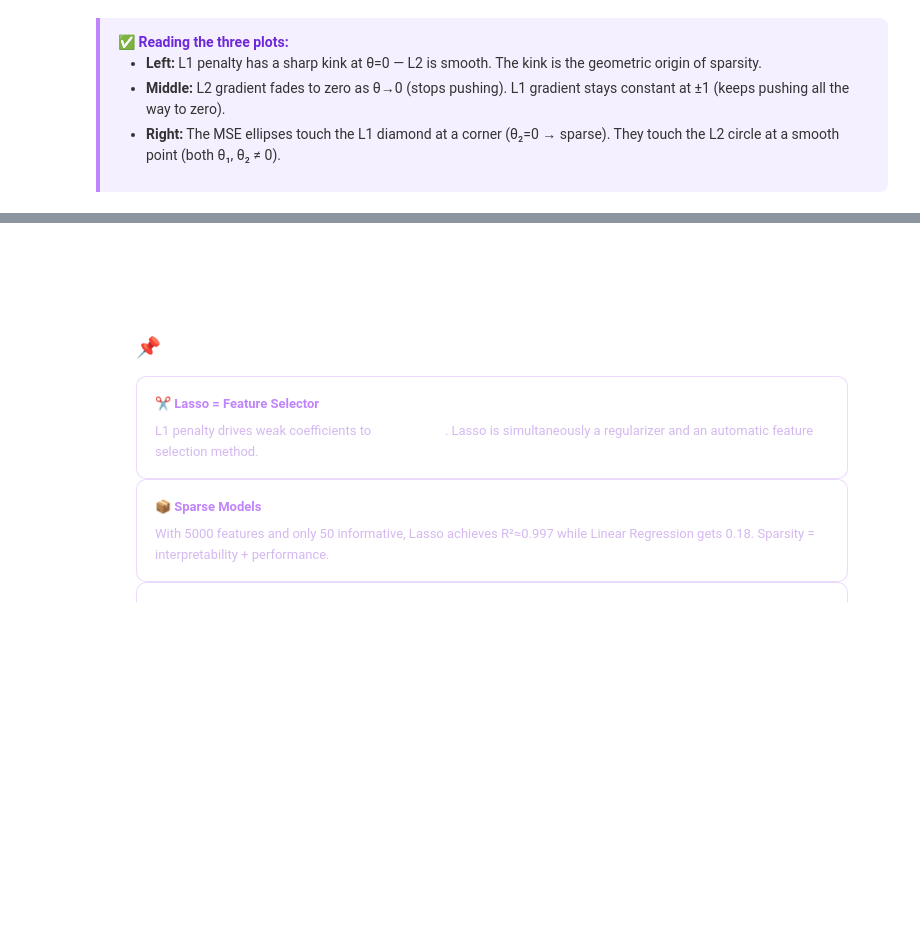
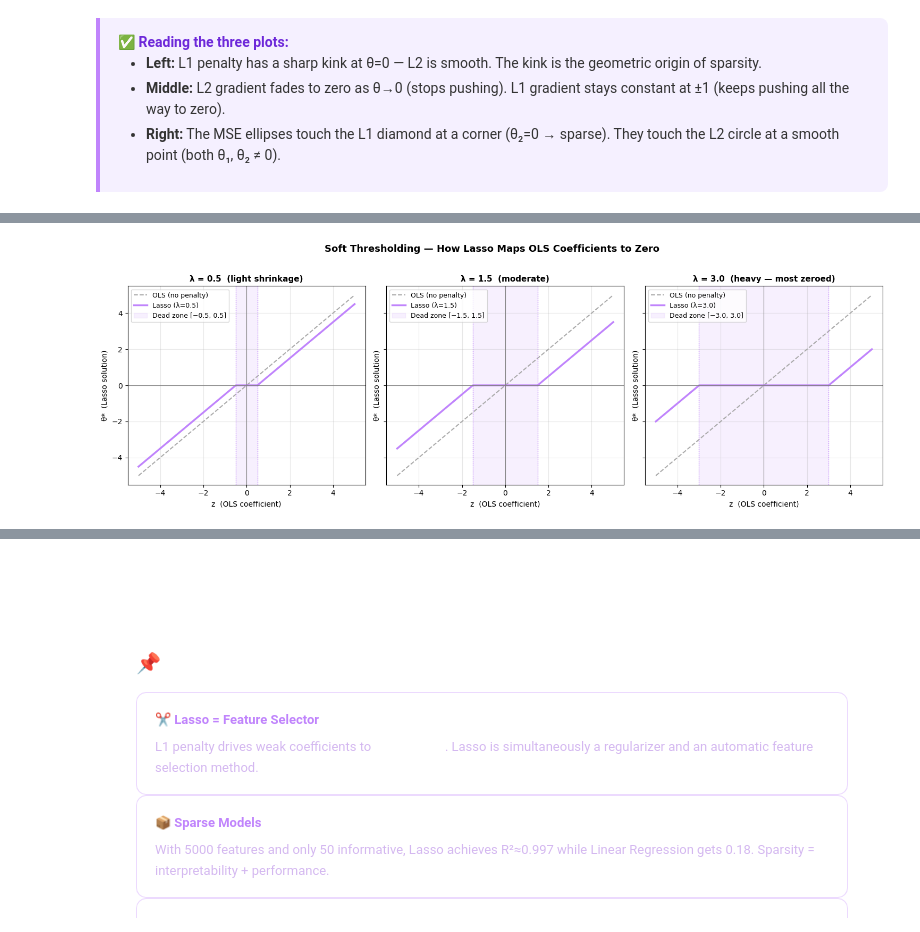
Before and after one commit to ahmedfakhar747/machine-learning-notebooks, a Jupyter notebook: 36_Lasso_Regression_and_Regularization.ipynb, the cells around one changed output, grey strips where cells are left out. Saved outputs shown, nothing was run; the diff lists cells and outputs as text; code cells hidden in the pictures; blank space fills up the shorter version.

Commit message:
Kaggle Notebook | 🧊 ML 36 — Lasso Regression & Regularization | Version 9

```diff
--- a/36_Lasso_Regression_and_Regularization.ipynb
+++ b/36_Lasso_Regression_and_Regularization.ipynb
@@ -701,0 +726,38 @@ plt.show()
+# %%
+def soft_threshold(z, lam):
+    """Soft thresholding operator — the closed-form 1D Lasso solution."""
+    return np.sign(z) * np.maximum(np.abs(z) - lam, 0)
+
+z = np.linspace(-5, 5, 500)
+
+fig, axes = plt.subplots(1, 3, figsize=(15, 5), sharey=True)
+
+for ax, lam, title in zip(axes,
+                           [0.5, 1.5, 3.0],
+                           ['λ = 0.5  (light shrinkage)',
+                            'λ = 1.5  (moderate)',
+                            'λ = 3.0  (heavy — most zeroed)']):
+    theta_star = soft_threshold(z, lam)
+
+    # OLS identity line
+    ax.plot(z, z, color='#aaa', linewidth=1.5, linestyle='--', label='OLS (no penalty)')
+    # Soft threshold output
+    ax.plot(z, theta_star, color='#c084fc', linewidth=2.5, label=f'Lasso (λ={lam})')
+    # Dead zone shading
+    ax.axvspan(-lam, lam, alpha=0.12, color='#c084fc', label=f'Dead zone [−{lam}, {lam}]')
+    ax.axvline(-lam, color='#c084fc', linewidth=1, linestyle=':')
+    ax.axvline( lam, color='#c084fc', linewidth=1, linestyle=':')
+    ax.axhline(0, color='gray', linewidth=0.8)
+    ax.axvline(0, color='gray', linewidth=0.8)
+    ax.set_title(title, fontsize=11, fontweight='bold')
+    ax.set_xlabel('z  (OLS coefficient)')
+    ax.set_ylabel('θ*  (Lasso solution)')
+    ax.legend(fontsize=9)
+    ax.grid(True, alpha=0.3)
+
+plt.suptitle('Soft Thresholding — How Lasso Maps OLS Coefficients to Zero',
+             fontsize=13, fontweight='bold', y=1.02)
+plt.tight_layout()
+plt.show()
+# %% [output]
+[figure, added]
```
Also changed, not shown: parts of 6 cells of this notebook.
